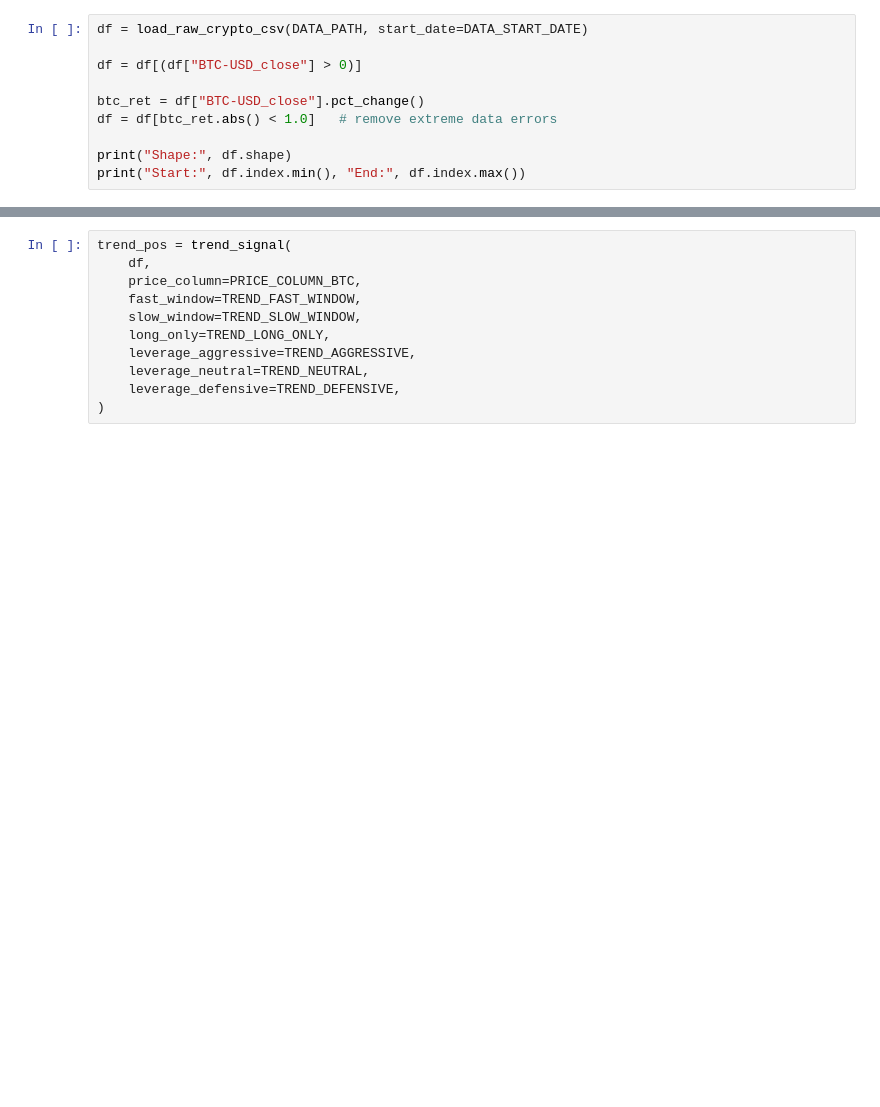
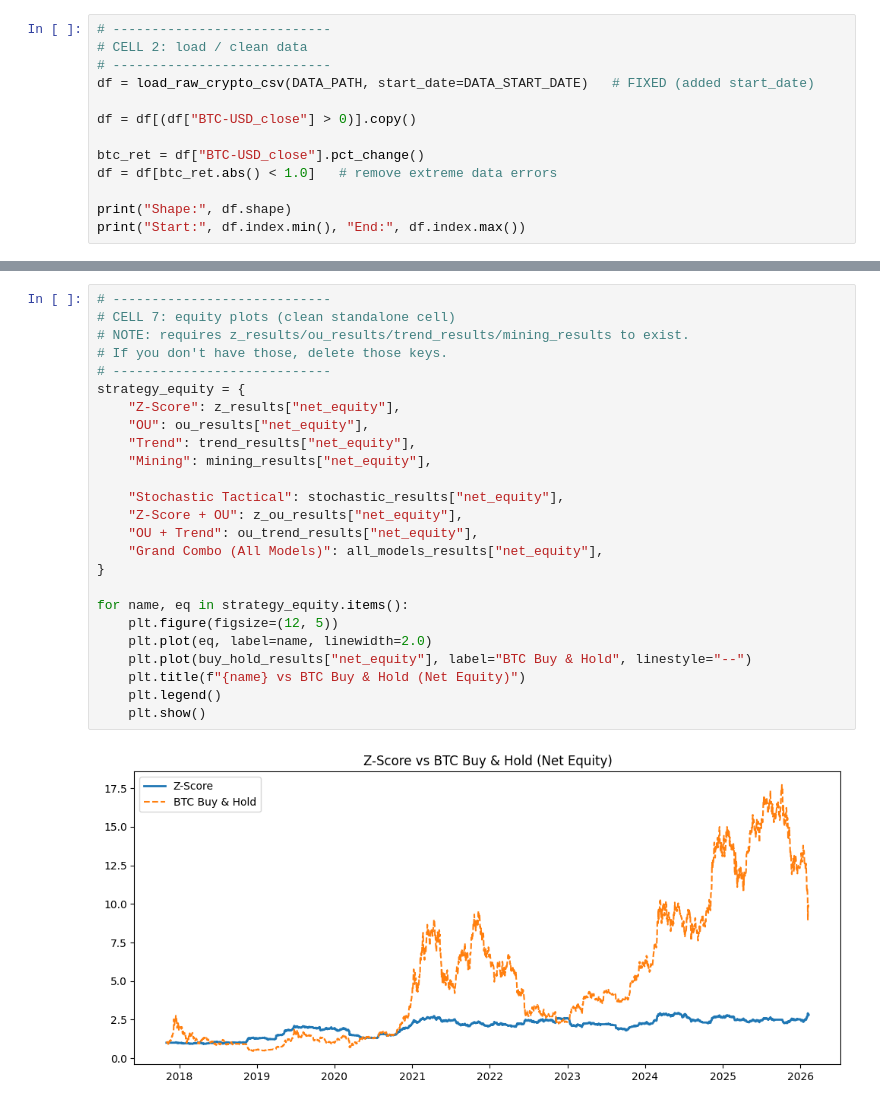
Before and after one commit to StandingAbove/LunaExchange, a Jupyter notebook: Crypto/Research/02_btc_single_asset.ipynb, the cells around one changed output, grey strips where cells are left out. Cells and saved outputs as stored; diff of their text form; blank space fills up the shorter version.

```diff
--- a/Crypto/Research/02_btc_single_asset.ipynb
+++ b/Crypto/Research/02_btc_single_asset.ipynb
@@ -20,9 +23,12 @@ from Backtest.metrics import build_summary_table, rolling_sharpe
 
 plt.style.use("default")
 # %%
-df = load_raw_crypto_csv(DATA_PATH, start_date=DATA_START_DATE)
+# ----------------------------
+# CELL 2: load / clean data
+# ----------------------------
+df = load_raw_crypto_csv(DATA_PATH, start_date=DATA_START_DATE)   # FIXED (added start_date)
 
-df = df[(df["BTC-USD_close"] > 0)]
+df = df[(df["BTC-USD_close"] > 0)].copy()
 
 btc_ret = df["BTC-USD_close"].pct_change()
 df = df[btc_ret.abs() < 1.0]   # remove extreme data errors
@@ -62,11 +186,27 @@ ou_results = run_backtest(
 # %%
-trend_pos = trend_signal(
-    df,
-    price_column=PRICE_COLUMN_BTC,
-    fast_window=TREND_FAST_WINDOW,
-    slow_window=TREND_SLOW_WINDOW,
-    long_only=TREND_LONG_ONLY,
-    leverage_aggressive=TREND_AGGRESSIVE,
-    leverage_neutral=TREND_NEUTRAL,
-    leverage_defensive=TREND_DEFENSIVE,
-)
+# ----------------------------
+# CELL 7: equity plots (clean standalone cell)
+# NOTE: requires z_results/ou_results/trend_results/mining_results to exist.
+# If you don't have those, delete those keys.
+# ----------------------------
+strategy_equity = {
+    "Z-Score": z_results["net_equity"],
+    "OU": ou_results["net_equity"],
+    "Trend": trend_results["net_equity"],
+    "Mining": mining_results["net_equity"],
+
+    "Stochastic Tactical": stochastic_results["net_equity"],
+    "Z-Score + OU": z_ou_results["net_equity"],
+    "OU + Trend": ou_trend_results["net_equity"],
+    "Grand Combo (All Models)": all_models_results["net_equity"],
+}
+
+for name, eq in strategy_equity.items():
+    plt.figure(figsize=(12, 5))
+    plt.plot(eq, label=name, linewidth=2.0)
+    plt.plot(buy_hold_results["net_equity"], label="BTC Buy & Hold", linestyle="--")
+    plt.title(f"{name} vs BTC Buy & Hold (Net Equity)")
+    plt.legend()
+    plt.show()
+# %% [output]
+[figure, added]
```
Also changed, not shown: parts of 20 cells of this notebook.
